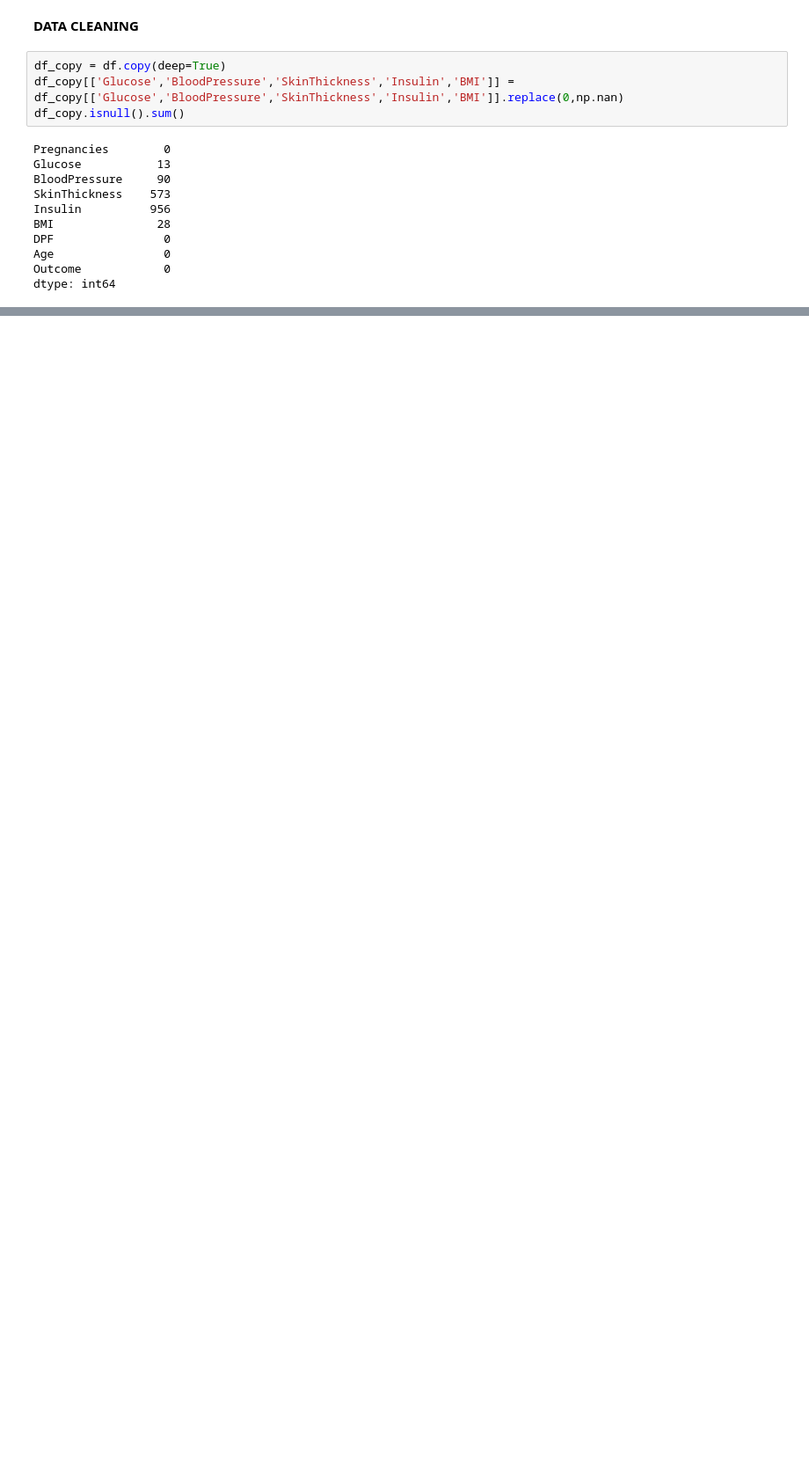
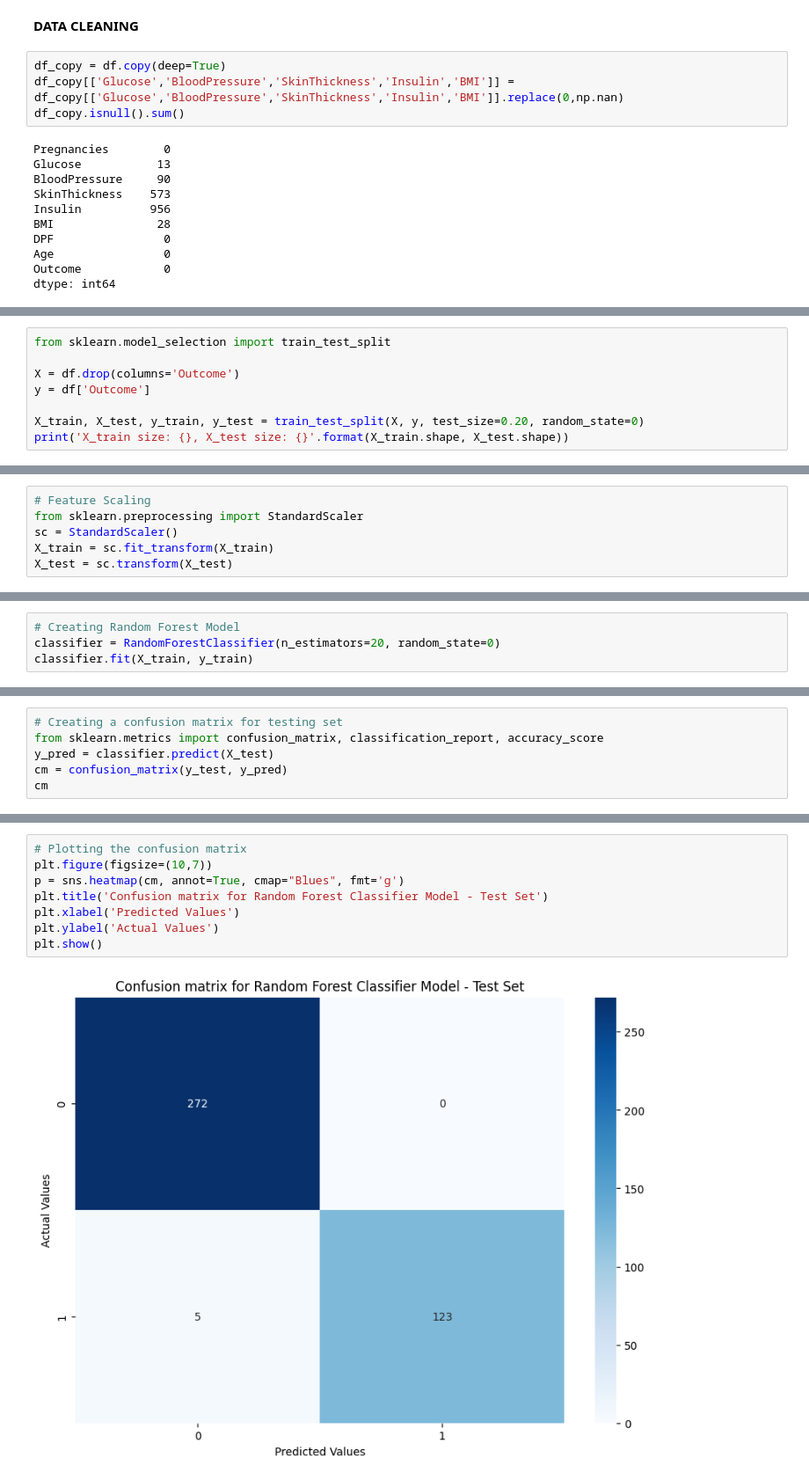
Before and after one commit to SujithGowdru/Diabetes-Prediction-Project, a Jupyter notebook: Diabetes Classification.ipynb, the cells around one changed output, grey strips where cells are left out. Shown at 88% size. Cells and saved outputs as stored; diff of their text form; blank space fills up the shorter version.

```diff
--- a/Diabetes Classification.ipynb
+++ b/Diabetes Classification.ipynb
@@ -132,0 +161,8 @@ dtype: int64
+# %%
+from sklearn.model_selection import train_test_split
+
+X = df.drop(columns='Outcome')
+y = df['Outcome']
+
+X_train, X_test, y_train, y_test = train_test_split(X, y, test_size=0.20, random_state=0)
+print('X_train size: {}, X_test size: {}'.format(X_train.shape, X_test.shape))
@@ -132,0 +171,6 @@ dtype: int64
+# %%
+# Feature Scaling
+from sklearn.preprocessing import StandardScaler
+sc = StandardScaler()
+X_train = sc.fit_transform(X_train)
+X_test = sc.transform(X_test)
@@ -132,0 +249,4 @@ dtype: int64
+# %%
+# Creating Random Forest Model
+classifier = RandomForestClassifier(n_estimators=20, random_state=0)
+classifier.fit(X_train, y_train)
@@ -132,0 +257,6 @@ dtype: int64
+# %%
+# Creating a confusion matrix for testing set
+from sklearn.metrics import confusion_matrix, classification_report, accuracy_score
+y_pred = classifier.predict(X_test)
+cm = confusion_matrix(y_test, y_pred)
+cm
@@ -132,0 +266,10 @@ dtype: int64
+# %%
+# Plotting the confusion matrix
+plt.figure(figsize=(10,7))
+p = sns.heatmap(cm, annot=True, cmap="Blues", fmt='g')
+plt.title('Confusion matrix for Random Forest Classifier Model - Test Set')
+plt.xlabel('Predicted Values')
+plt.ylabel('Actual Values')
+plt.show()
+# %% [output]
+[figure, added]
```
Also changed, not shown: parts of 24 cells of this notebook.
